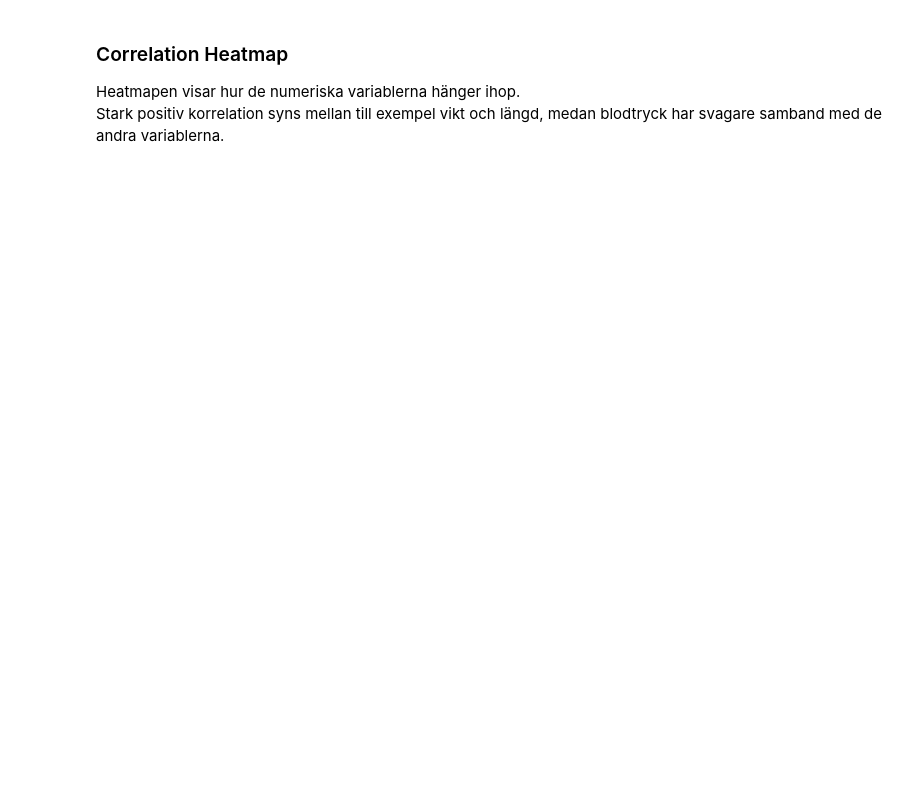
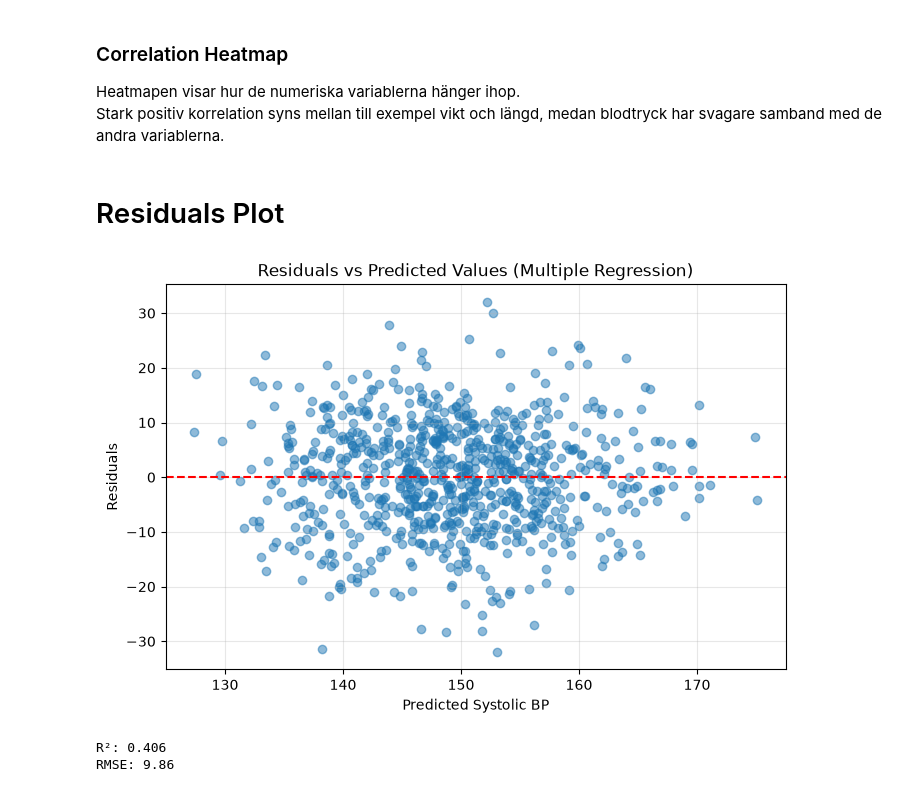
Before and after one commit to onakotsolari1-del/H-lsostudie, a Jupyter notebook: halsostudie.ipynb, the cells around one changed output. Saved outputs shown, nothing was run; the diff lists cells and outputs as text; code cells hidden in the pictures; blank space fills up the shorter version.

Commit message:
Update Del 2 - Residuals Plot

```diff
--- a/halsostudie.ipynb
+++ b/halsostudie.ipynb
@@ -457,3 +465,12 @@ AttributeError: 'HealthAnalyzer' object has no attribute 'plot_correlation_heatm
 
 Heatmapen visar hur de numeriska variablerna hänger ihop.
 Stark positiv korrelation syns mellan till exempel vikt och längd, medan blodtryck har svagare samband med de andra variablerna.
+# %% [markdown]
+# Residuals Plot
+# %%
+# Residuals plot for multiple regression
+analyzer.plot_residuals()
+# %% [output]
+[figure, added]
+R²: 0.406
+RMSE: 9.86
```
Also changed, not shown: parts of 3 cells of this notebook, 1 other file.
